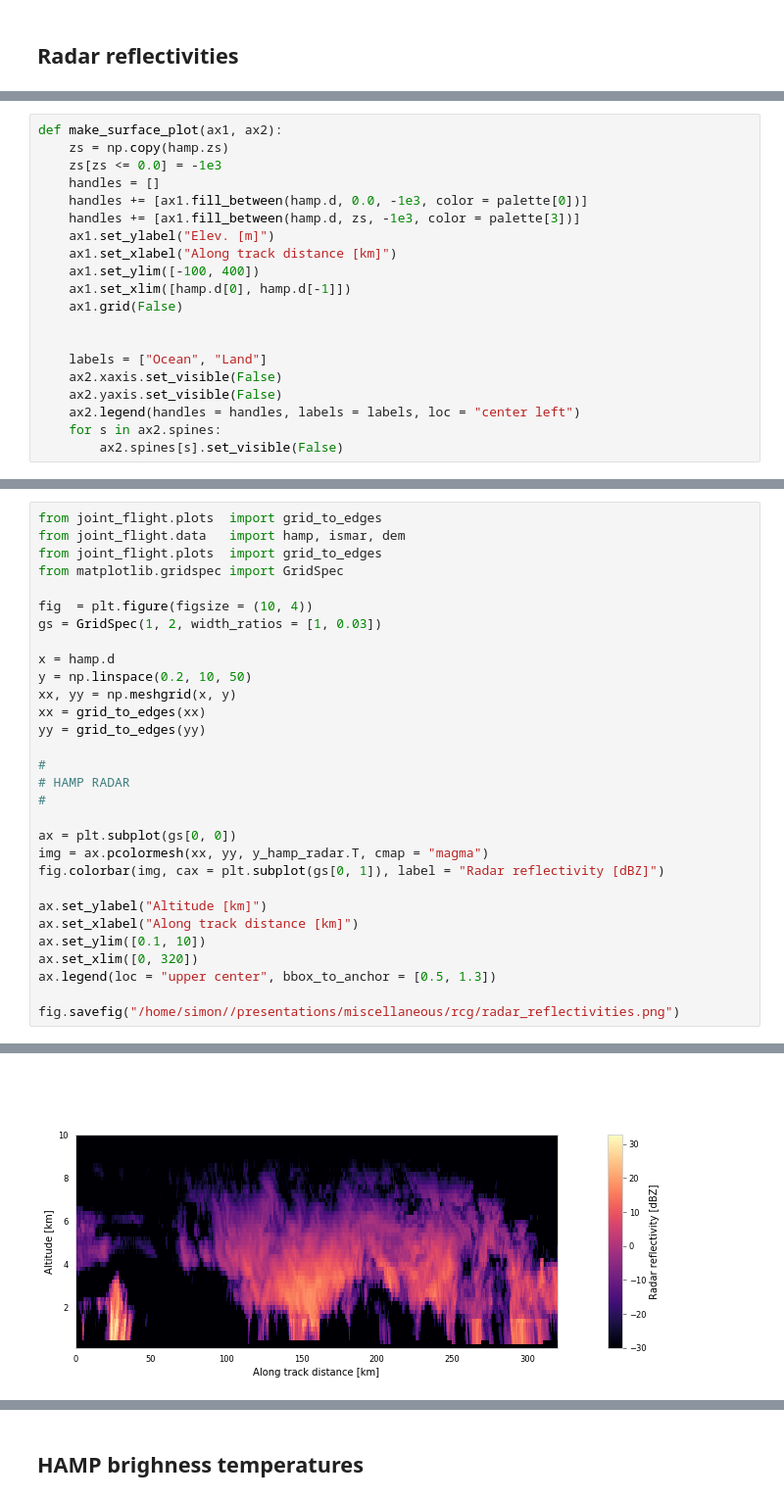
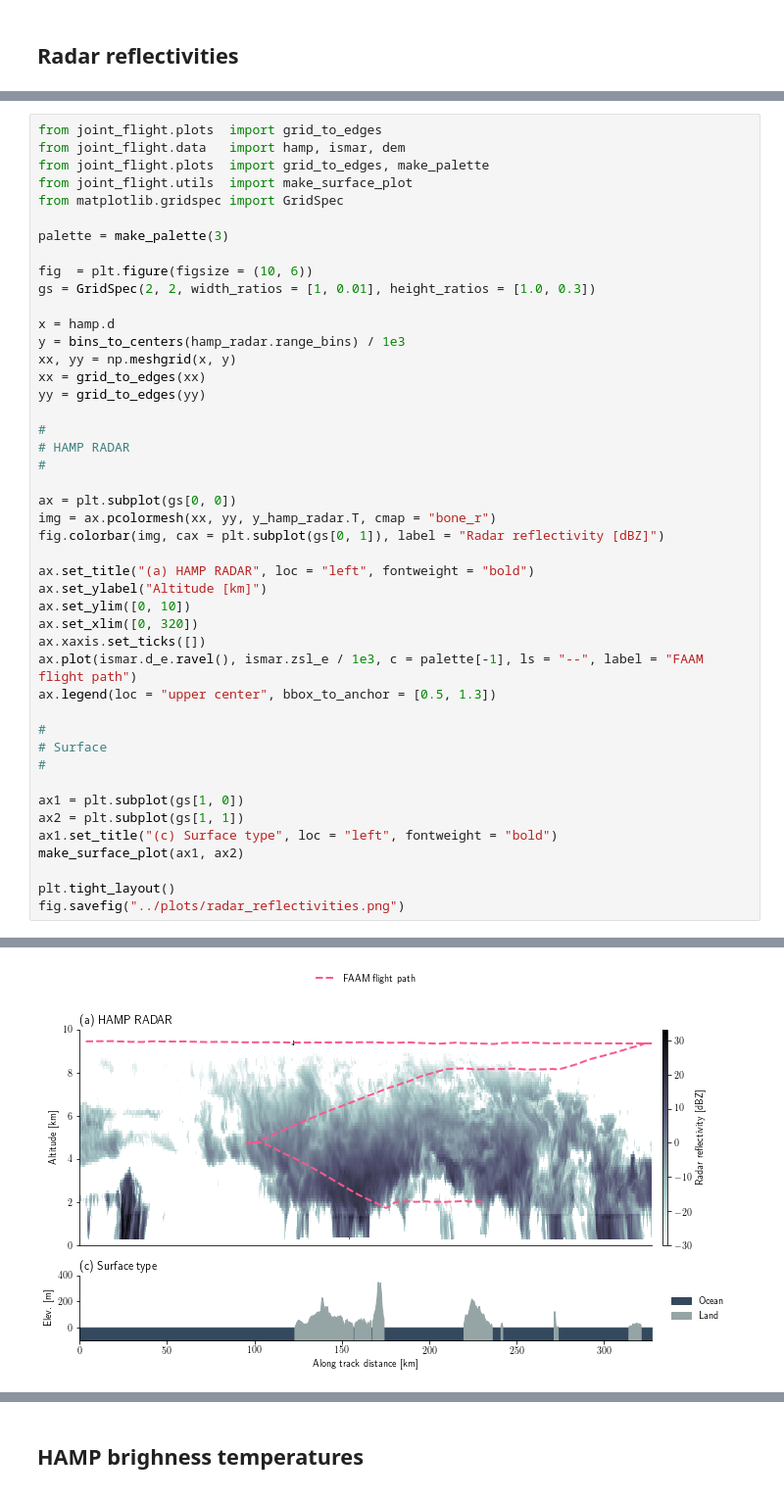
Before and after one commit to simonpf/ismar_combined, a Jupyter notebook: notebooks/overview.ipynb, the cells around one changed output, grey strips where cells are left out. Shown at 98% size. Cells and saved outputs as stored; diff of their text form.

```diff
--- a/notebooks/overview.ipynb
+++ b/notebooks/overview.ipynb
@@ -261,21 +257 @@ y_rasta        = input_data["y_rasta"][:]
 input_data.close()
-# %%
-def make_surface_plot(ax1, ax2):
-    zs = np.copy(hamp.zs)
-    zs[zs <= 0.0] = -1e3
-    handles = []
-    handles += [ax1.fill_between(hamp.d, 0.0, -1e3, color = palette[0])]
-    handles += [ax1.fill_between(hamp.d, zs, -1e3, color = palette[3])]
-    ax1.set_ylabel("Elev. [m]")
-    ax1.set_xlabel("Along track distance [km]")
-    ax1.set_ylim([-100, 400])
-    ax1.set_xlim([hamp.d[0], hamp.d[-1]])
-    ax1.grid(False)
-
-
-    labels = ["Ocean", "Land"]
-    ax2.xaxis.set_visible(False)
-    ax2.yaxis.set_visible(False)
-    ax2.legend(handles = handles, labels = labels, loc = "center left")
-    for s in ax2.spines:
-        ax2.spines[s].set_visible(False)
@@ -282,14 +437,17 @@ def make_surface_plot(ax1, ax2):
 # %%
 from joint_flight.plots  import grid_to_edges
 from joint_flight.data   import hamp, ismar, dem
-from joint_flight.plots  import grid_to_edges
+from joint_flight.plots  import grid_to_edges, make_palette
+from joint_flight.utils  import make_surface_plot
 from matplotlib.gridspec import GridSpec
 
-fig  = plt.figure(figsize = (10, 4))
-gs = GridSpec(1, 2, width_ratios = [1, 0.03])
+palette = make_palette(3)
+
+fig  = plt.figure(figsize = (10, 6))
+gs = GridSpec(2, 2, width_ratios = [1, 0.01], height_ratios = [1.0, 0.3])
 
 x = hamp.d
-y = np.linspace(0.2, 10, 50)
+y = bins_to_centers(hamp_radar.range_bins) / 1e3
 xx, yy = np.meshgrid(x, y)
 xx = grid_to_edges(xx)
 yy = grid_to_edges(yy)
@@ -299,14 +457,26 @@ yy = grid_to_edges(yy)
 #
 
 ax = plt.subplot(gs[0, 0])
-img = ax.pcolormesh(xx, yy, y_hamp_radar.T, cmap = "magma")
+img = ax.pcolormesh(xx, yy, y_hamp_radar.T, cmap = "bone_r")
 fig.colorbar(img, cax = plt.subplot(gs[0, 1]), label = "Radar reflectivity [dBZ]")
 
+ax.set_title("(a) HAMP RADAR", loc = "left", fontweight = "bold")
 ax.set_ylabel("Altitude [km]")
-ax.set_xlabel("Along track distance [km]")
-ax.set_ylim([0.1, 10])
+ax.set_ylim([0, 10])
 ax.set_xlim([0, 320])
+ax.xaxis.set_ticks([])
+ax.plot(ismar.d_e.ravel(), ismar.zsl_e / 1e3, c = palette[-1], ls = "--", label = "FAAM flight path")
 ax.legend(loc = "upper center", bbox_to_anchor = [0.5, 1.3])
 
-fig.savefig("/home/simon//presentations/miscellaneous/rcg/radar_reflectivities.png")
+#
+# Surface
+#
+
+ax1 = plt.subplot(gs[1, 0])
+ax2 = plt.subplot(gs[1, 1])
+ax1.set_title("(c) Surface type", loc = "left", fontweight = "bold")
+make_surface_plot(ax1, ax2)
+
+plt.tight_layout()
+fig.savefig("../plots/radar_reflectivities.png")
 # %% [output]
@@ -314 +483 @@ No handles with labels found to put in legend.
-[figure, old version]
+[figure, new version]
```
Also changed, not shown: parts of 16 cells of this notebook, 6 other files.
